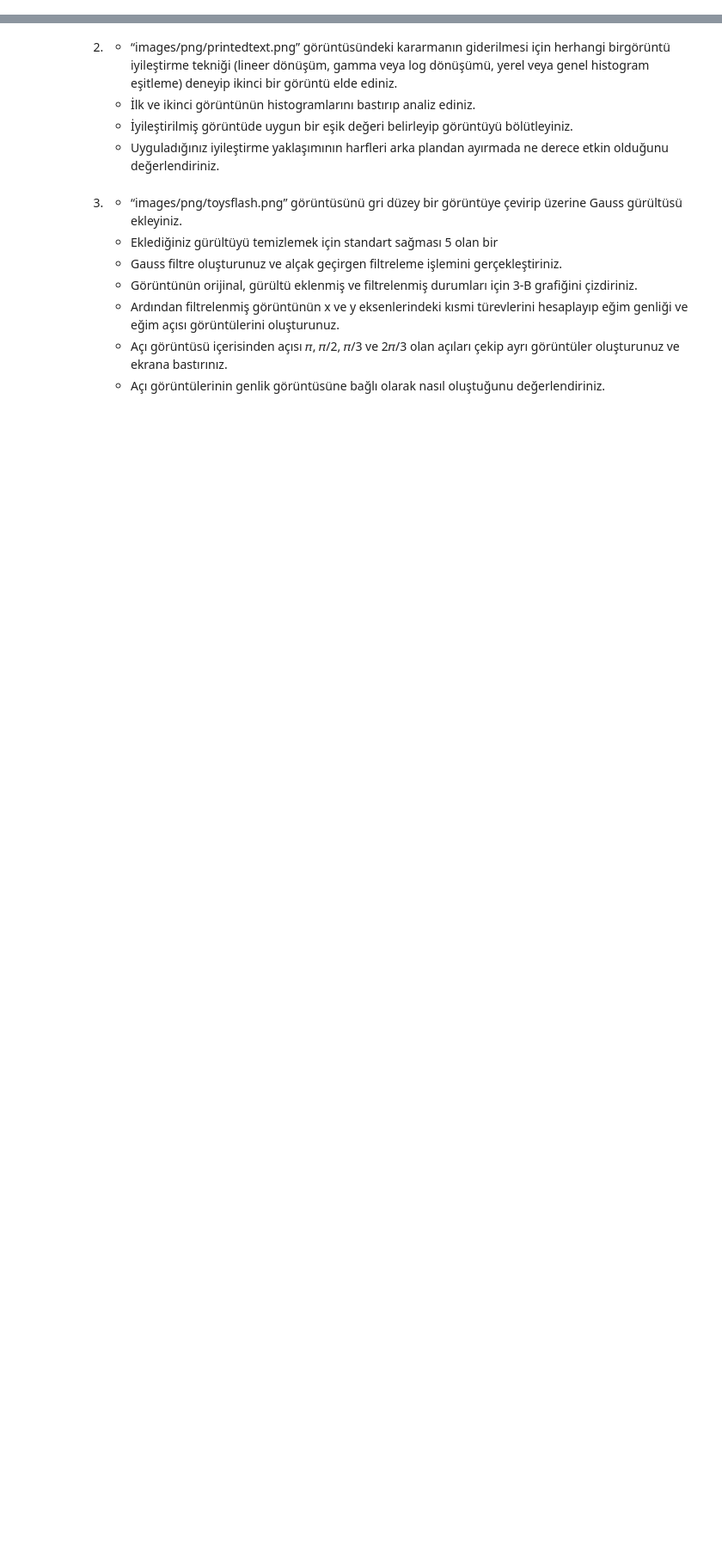
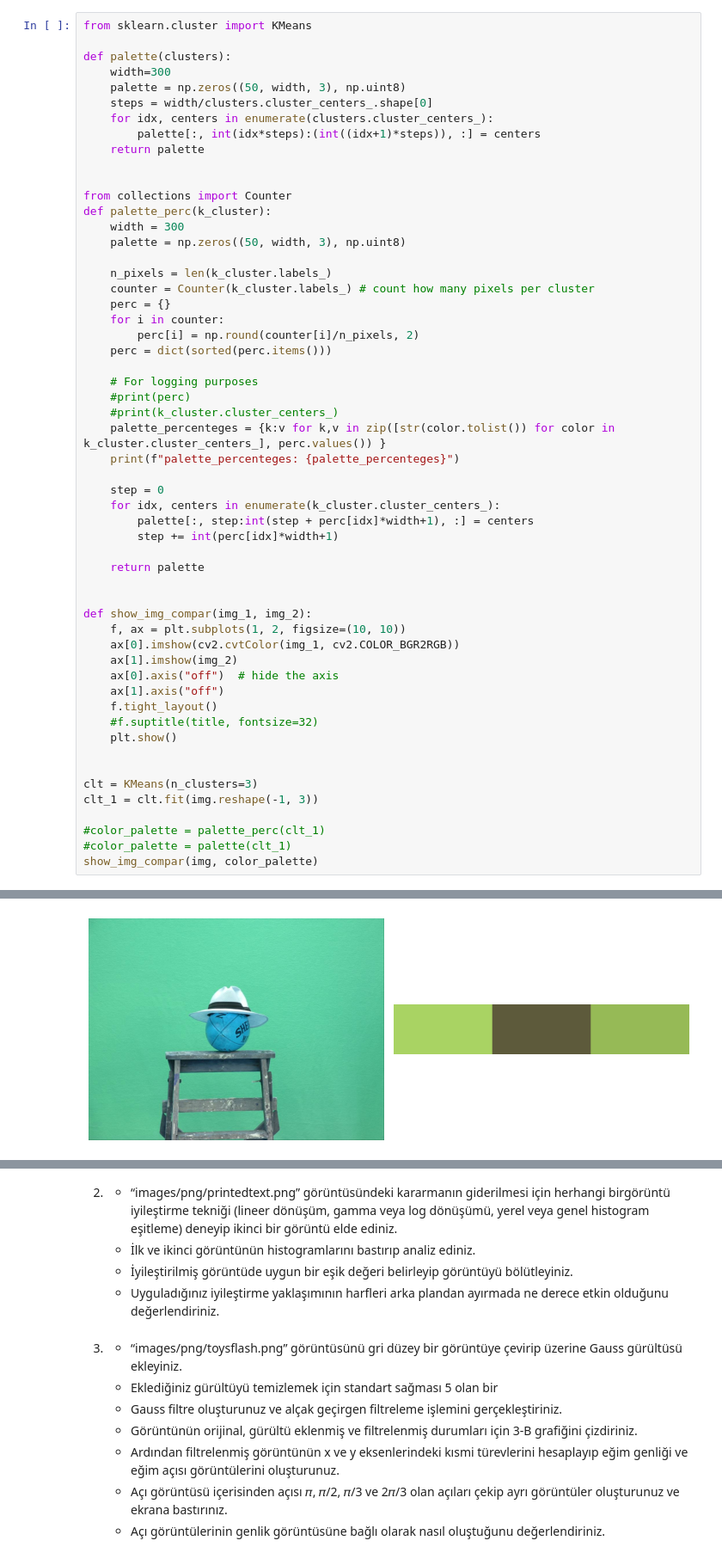
Before and after one commit to melihozaydin/MSc_Projects, a Jupyter notebook: BM5113 - Bilgisayarla Görme/hw1/hw1.ipynb, the cells around one changed output, grey strips where cells are left out. Shown at 86% size. Drawn from its saved outputs; the diff is of its cells as text; blank space fills up the shorter version.

```diff
--- a/BM5113 - Bilgisayarla Görme/hw1/hw1.ipynb
+++ b/BM5113 - Bilgisayarla Görme/hw1/hw1.ipynb
@@ -8,0 +57,56 @@ değişmesini sağlayınız.
+# %%
+from sklearn.cluster import KMeans
+
+def palette(clusters):
+    width=300
+    palette = np.zeros((50, width, 3), np.uint8)
+    steps = width/clusters.cluster_centers_.shape[0]
+    for idx, centers in enumerate(clusters.cluster_centers_):
+        palette[:, int(idx*steps):(int((idx+1)*steps)), :] = centers
+    return palette
+
+
+from collections import Counter
+def palette_perc(k_cluster):
+    width = 300
+    palette = np.zeros((50, width, 3), np.uint8)
+
+    n_pixels = len(k_cluster.labels_)
+    counter = Counter(k_cluster.labels_) # count how many pixels per cluster
+    perc = {}
+    for i in counter:
+        perc[i] = np.round(counter[i]/n_pixels, 2)
+    perc = dict(sorted(perc.items()))
+
+    # For logging purposes
+    #print(perc)
+    #print(k_cluster.cluster_centers_)
+    palette_percenteges = {k:v for k,v in zip([str(color.tolist()) for color in k_cluster.cluster_centers_], perc.values()) }
+    print(f"palette_percenteges: {palette_percenteges}")
+
+    step = 0
+    for idx, centers in enumerate(k_cluster.cluster_centers_):
+        palette[:, step:int(step + perc[idx]*width+1), :] = centers
+        step += int(perc[idx]*width+1)
+
+    return palette
+
+
+def show_img_compar(img_1, img_2):
+    f, ax = plt.subplots(1, 2, figsize=(10, 10))
+    ax[0].imshow(cv2.cvtColor(img_1, cv2.COLOR_BGR2RGB))
+    ax[1].imshow(img_2)
+    ax[0].axis("off")  # hide the axis
+    ax[1].axis("off")
+    f.tight_layout()
+    #f.suptitle(title, fontsize=32)
+    plt.show()
+
+
+clt = KMeans(n_clusters=3)
+clt_1 = clt.fit(img.reshape(-1, 3))
+
+#color_palette = palette_perc(clt_1)
+#color_palette = palette(clt_1)
+show_img_compar(img, color_palette)
+# %% [output]
@@ -8,0 +114 @@ değişmesini sağlayınız.
+[figure, added]
```
Also changed, not shown: parts of 14 cells of this notebook, 2 other files.
